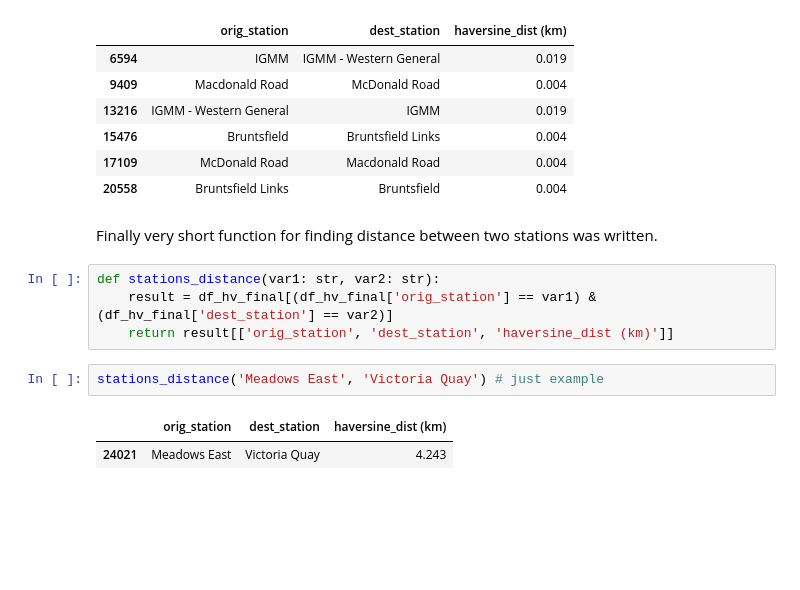
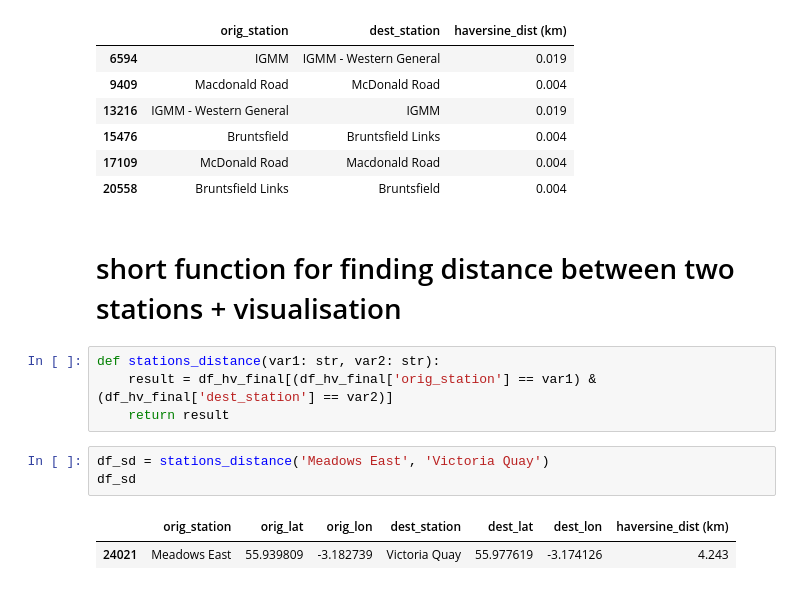
Before and after one commit to carlos108108/Just_Eat_Cycles_project, a Jupyter notebook: Edinburgh.ipynb, the cells around one changed output. Drawn from its saved outputs; the diff is of its cells as text; blank space fills up the shorter version.

```diff
--- a/Edinburgh.ipynb
+++ b/Edinburgh.ipynb
@@ -590,13 +614,14 @@ At the beginning of this notebook I tried to find duplicity where stations was l
 | 17109 | McDonald Road | Macdonald Road | 0.004 |
 | 20558 | Bruntsfield Links | Bruntsfield | 0.004 |
 # %% [markdown]
-Finally very short function for finding distance between two stations was written.
+#  short function for finding distance between two stations + visualisation
 # %%
 def stations_distance(var1: str, var2: str):
     result = df_hv_final[(df_hv_final['orig_station'] == var1) & (df_hv_final['dest_station'] == var2)]
-    return result[['orig_station', 'dest_station', 'haversine_dist (km)']]
+    return result
 # %%
-stations_distance('Meadows East', 'Victoria Quay') # just example
+df_sd = stations_distance('Meadows East', 'Victoria Quay')
+df_sd
 # %% [output]
-|  | orig_station | dest_station | haversine_dist (km) |
-| 24021 | Meadows East | Victoria Quay | 4.243 |
+|  | orig_station | orig_lat | orig_lon | dest_station | dest_lat | dest_lon | haversine_dist (km) |
+| 24021 | Meadows East | 55.939809 | -3.182739 | Victoria Quay | 55.977619 | -3.174126 | 4.243 |
```
Also changed, not shown: parts of 11 cells of this notebook.
